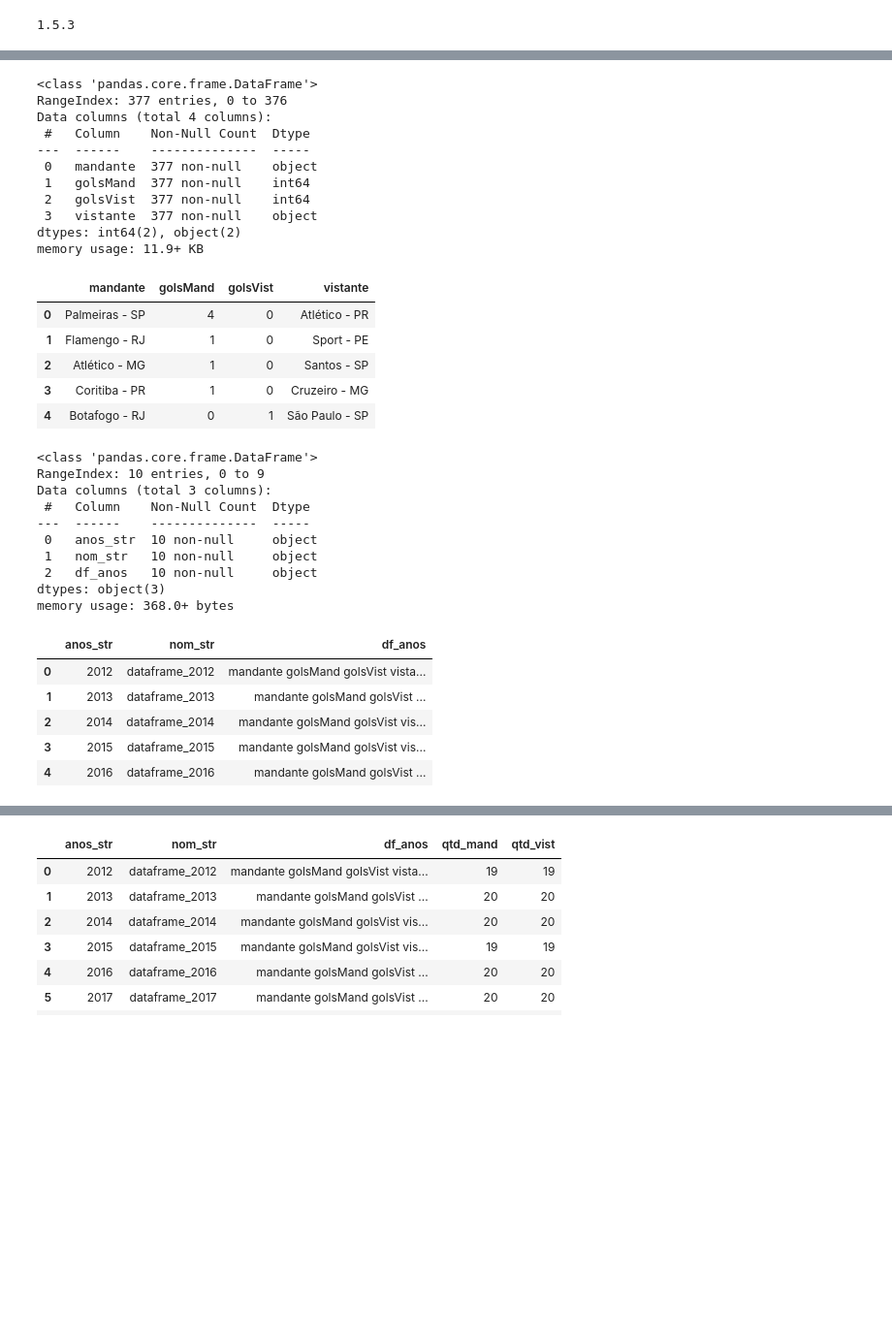
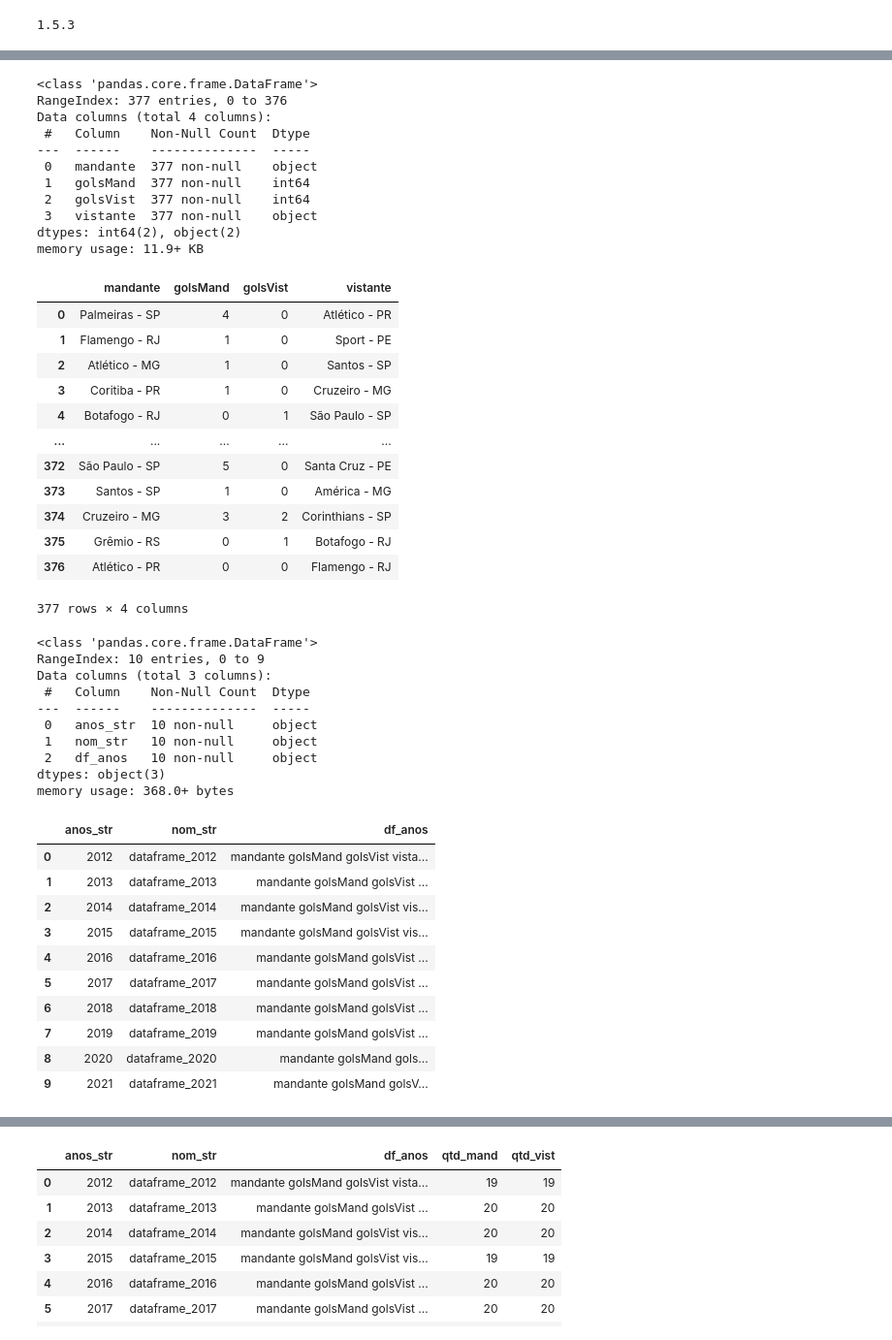
Before and after one commit to paulopetrillo/PROJETO_IFMA_SOFTEX, a Jupyter notebook: PROJETO_IFMA_SOFTEX.ipynb, the cells around one changed output, grey strips where cells are left out. Shown at 97% size. Cells and saved outputs as stored; diff of their text form; code cells hidden in the pictures; blank space fills up the shorter version.

```diff
--- a/PROJETO_IFMA_SOFTEX.ipynb
+++ b/PROJETO_IFMA_SOFTEX.ipynb
@@ -26,34 +26,41 @@ dataframe_2013= pd.read_csv("/content/drive/MyDrive/dataset/dataset2013.csv", he
 dataframe_2014= pd.read_csv("/content/drive/MyDrive/dataset/dataset2014.csv", header=0, sep=";")
 dataframe_2015= pd.read_csv("/content/drive/MyDrive/dataset/dataset2015.csv", header=0, sep=";")
 dataframe_2016= pd.read_csv("/content/drive/MyDrive/dataset/dataset2016_falta.csv", header=0, sep=";")
 dataframe_2017= pd.read_csv("/content/drive/MyDrive/dataset/dataset2017.csv", header=0, sep=";")
 dataframe_2018= pd.read_csv("/content/drive/MyDrive/dataset/dataset2018.csv", header=0, sep=";")
 dataframe_2019= pd.read_csv("/content/drive/MyDrive/dataset/dataset2019.csv", header=0, sep=";")
 dataframe_2020= pd.read_csv("/content/drive/MyDrive/dataset/dataset2020.csv", header=0, sep=";")
 dataframe_2021= pd.read_csv("/content/drive/MyDrive/dataset/dataset2021.csv", header=0, sep=";")
 
 
 #DATASET2018_Drive['index'] = DATASET2018_Drive.index
 dataframe_2016.info()
-dataframe_2016.head()
+dataframe_2016
 # %% [output]
 <class 'pandas.core.frame.DataFrame'>
 RangeIndex: 377 entries, 0 to 376
 Data columns (total 4 columns):
  #   Column    Non-Null Count  Dtype
 ---  ------    --------------  -----
  0   mandante  377 non-null    object
  1   golsMand  377 non-null    int64
  2   golsVist  377 non-null    int64
  3   vistante  377 non-null    object
 dtypes: int64(2), object(2)
 memory usage: 11.9+ KB
 |  | mandante | golsMand | golsVist | vistante |
 | 0 | Palmeiras - SP | 4 | 0 | Atlético - PR |
 | 1 | Flamengo - RJ | 1 | 0 | Sport - PE |
 | 2 | Atlético - MG | 1 | 0 | Santos - SP |
 | 3 | Coritiba - PR | 1 | 0 | Cruzeiro - MG |
 | 4 | Botafogo - RJ | 0 | 1 | São Paulo - SP |
+| ... | ... | ... | ... | ... |
+| 372 | São Paulo - SP | 5 | 0 | Santa Cruz - PE |
+| 373 | Santos - SP | 1 | 0 | América - MG |
+| 374 | Cruzeiro - MG | 3 | 2 | Corinthians - SP |
+| 375 | Grêmio - RS | 0 | 1 | Botafogo - RJ |
+| 376 | Atlético - PR | 0 | 0 | Flamengo - RJ |
+377 rows × 4 columns
 # %%
 # Define array com os anos dos dados baixados.
 array_anos_str = ['2012','2013','2014','2015','2016', '2017','2018','2019','2020','2021']
@@ -67,7 +74,7 @@ DF_nome = {'anos_str': array_anos_str,
 
 DF_metaDF = pd.DataFrame(DF_nome)
 DF_metaDF.info()
-DF_metaDF.head()
+DF_metaDF
 # %% [output]
 <class 'pandas.core.frame.DataFrame'>
 RangeIndex: 10 entries, 0 to 9
@@ -85,3 +92,8 @@ memory usage: 368.0+ bytes
 | 2 | 2014 | dataframe_2014 | mandante golsMand golsVist vis... |
 | 3 | 2015 | dataframe_2015 | mandante golsMand golsVist vis... |
 | 4 | 2016 | dataframe_2016 | mandante golsMand golsVist ... |
+| 5 | 2017 | dataframe_2017 | mandante golsMand golsVist ... |
+| 6 | 2018 | dataframe_2018 | mandante golsMand golsVist ... |
+| 7 | 2019 | dataframe_2019 | mandante golsMand golsVist ... |
+| 8 | 2020 | dataframe_2020 | mandante golsMand gols... |
+| 9 | 2021 | dataframe_2021 | mandante golsMand golsV... |
```
Also changed, not shown: parts of 19 cells of this notebook.
